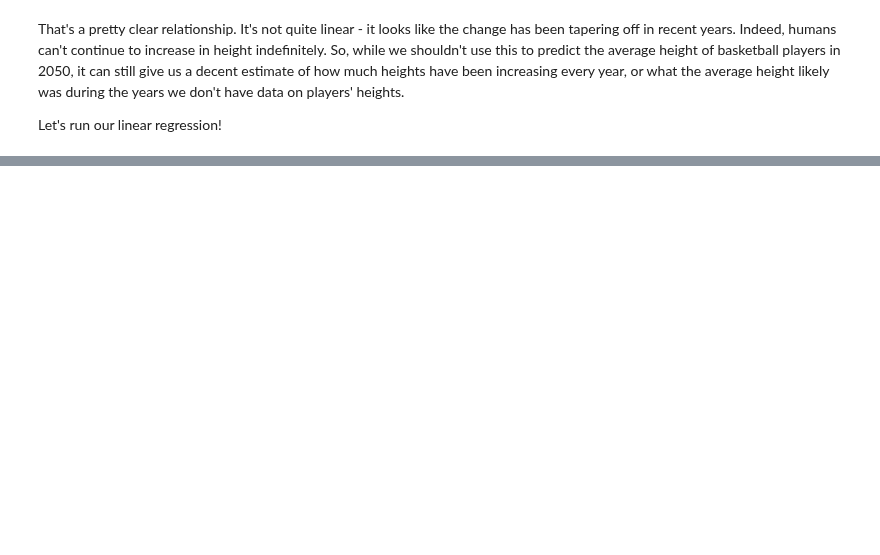
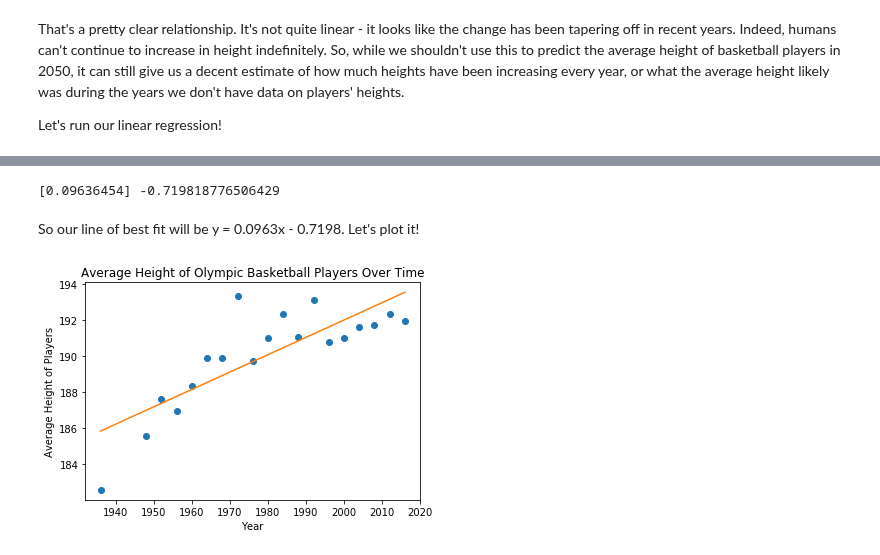
Before and after one commit to NWhite-7/Practice, a Jupyter notebook: machine_learning/linear_regression_practice.ipynb, the cells around one changed output, grey strips where cells are left out. Cells and saved outputs as stored; diff of their text form; code cells hidden in the pictures; blank space fills up the shorter version.

```diff
--- a/machine_learning/linear_regression_practice.ipynb
+++ b/machine_learning/linear_regression_practice.ipynb
@@ -107,0 +115,26 @@ Let's run our linear regression!
+# %%
+X = basketball['Year']
+X = X.values.reshape(-1, 1)
+y = basketball['Height']
+
+regr = LinearRegression()
+regr.fit(X, y)
+
+print(regr.coef_, regr.intercept_)
+# %% [output]
+[0.09636454] -0.719818776506429
+# %% [markdown]
+So our line of best fit will be y = 0.0963x - 0.7198. Let's plot it!
+# %%
+y_predict = regr.predict(X)
+
+plt.plot(basketball.Year, basketball.Height, 'o')
+plt.xlabel('Year')
+plt.ylabel('Average Height of Players')
+plt.title('Average Height of Olympic Basketball Players Over Time')
+
+plt.plot(X, y_predict)
+
+plt.show()
+# %% [output]
+[figure, added]
```
Also changed, not shown: parts of 5 cells of this notebook.
